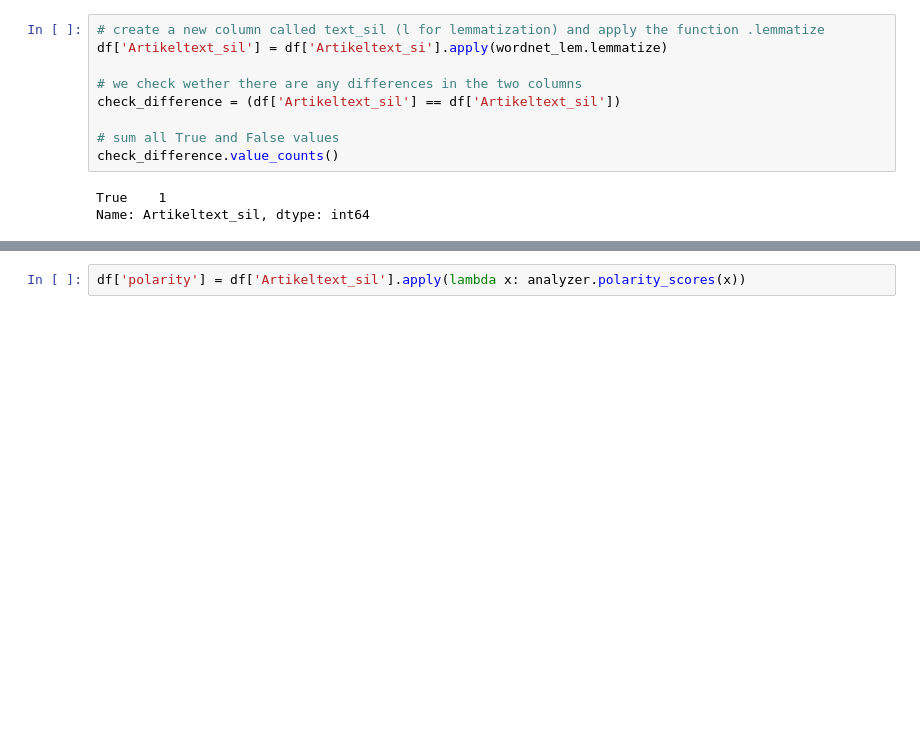
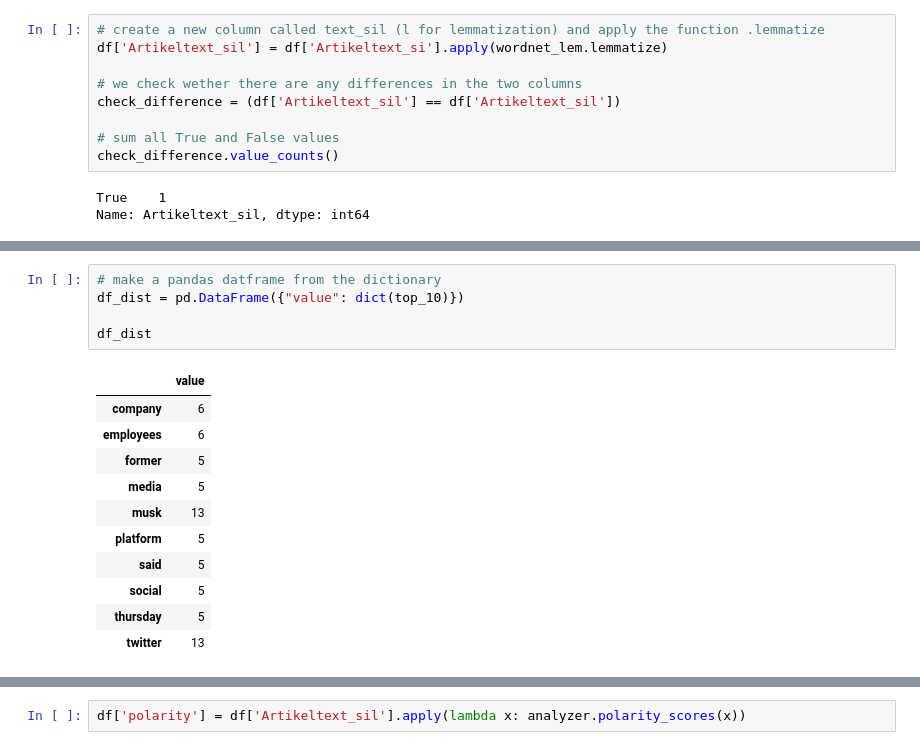
Before and after one commit to louisawalter/DS-Homework1, a Jupyter notebook: notebooks/03-textmining-cnn.ipynb, the cells around one changed output, grey strips where cells are left out. Cells and saved outputs as stored; diff of their text form; blank space fills up the shorter version.

```diff
--- a/notebooks/03-textmining-cnn.ipynb
+++ b/notebooks/03-textmining-cnn.ipynb
@@ -96,0 +180,17 @@ Name: Artikeltext_sil, dtype: int64
+# %%
+# make a pandas datframe from the dictionary
+df_dist = pd.DataFrame({"value": dict(top_10)})
+
+df_dist
+# %% [output]
+|  | value |
+| company | 6 |
+| employees | 6 |
+| former | 5 |
+| media | 5 |
+| musk | 13 |
+| platform | 5 |
+| said | 5 |
+| social | 5 |
+| thursday | 5 |
+| twitter | 13 |
```
Also changed, not shown: parts of 36 cells of this notebook, 1 other file.
